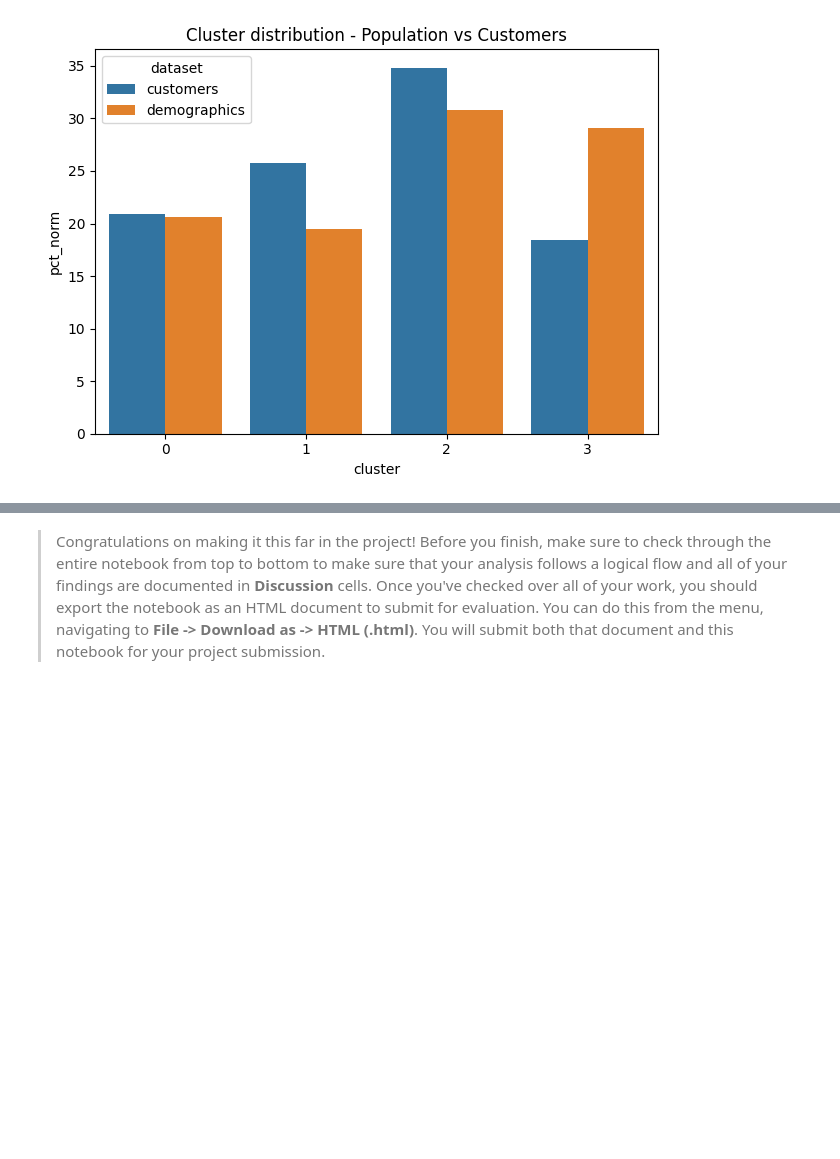
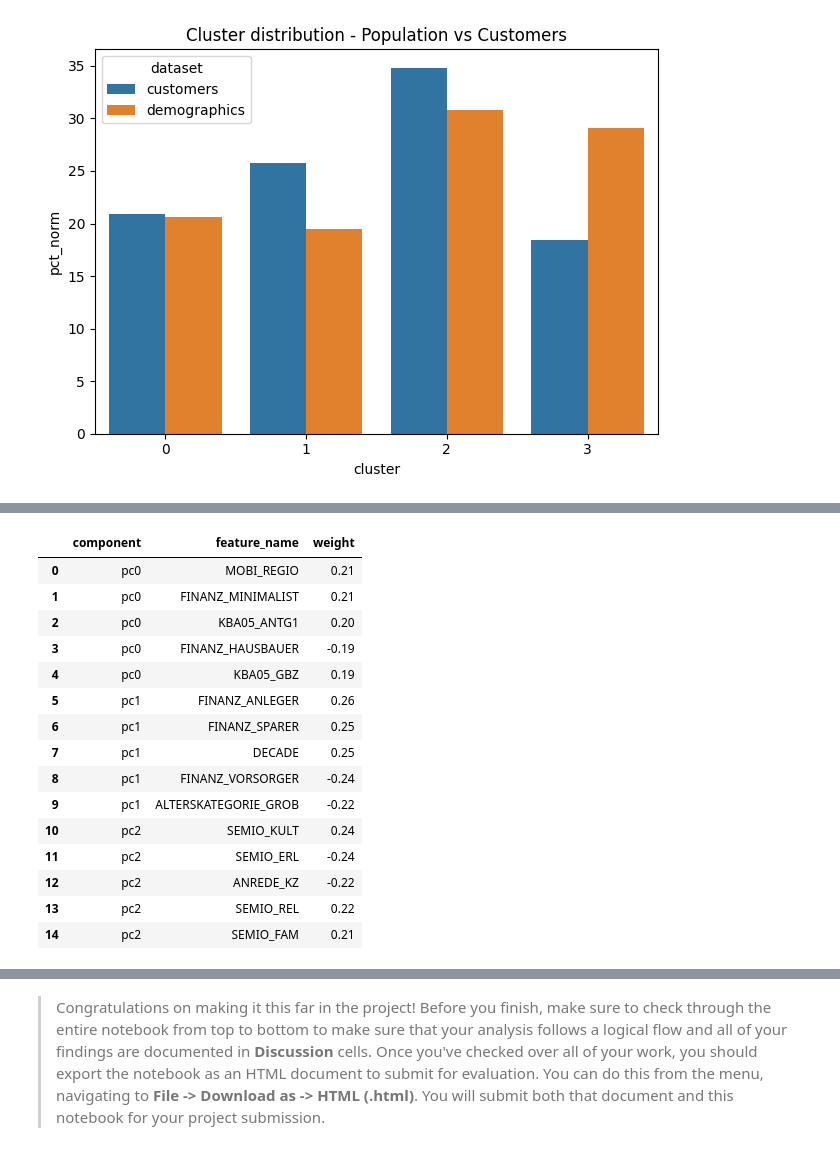
Before and after one commit to Diodak92/Intro-to-Machine-Learning-with-Pytorch, a Jupyter notebook: Identify_Customer_Segments/Identify_Customer_Segments.ipynb, the cells around one changed output, grey strips where cells are left out. Saved outputs shown, nothing was run; the diff lists cells and outputs as text; code cells hidden in the pictures; blank space fills up the shorter version.

```diff
--- a/Identify_Customer_Segments/Identify_Customer_Segments.ipynb
+++ b/Identify_Customer_Segments/Identify_Customer_Segments.ipynb
@@ -764,12 +764,18 @@ As a reminder, each principal component is a unit vector that points in the dire
 # HINT: Try defining a function here or in a new cell that you can reuse in the
 # other cells.
 def explain_pc(pca : PCA, n_component : int, explain_n_vals = 5):
-    s = pd.Series(index=pca.feature_names_in_, data=pca.components_[n_component])
-    s.sort_values(key=lambda x : abs(x), ascending=False, inplace=True)
+    df = pd.DataFrame(data=pca.components_[n_component],
+                      index=pca.feature_names_in_,
+                      columns=['weight'])
+    df.sort_values(by='weight', key=lambda x : abs(x), ascending=False, inplace=True)
+    df = df.iloc[0:explain_n_vals]
     # Round weights
-    s = s.apply(lambda x: round(x, 2))
-    s.rename(f'pc{n_component}', inplace=True)
-    return s.iloc[0:explain_n_vals]
+    df['weight'] = df['weight'].apply(lambda x: round(x, 2))
+    df['component']=f'pc{n_component}'
+    df.reset_index(inplace=True)
+    df.rename(columns={'index' : 'feature_name'}, inplace=True)
+    df = df[['component', 'feature_name', 'weight']]
+    return df
 # %%
 pc0 = explain_pc(pca_selected, 0)
 pc0
@@ -1218,0 +1197,23 @@ By analizing features selected and weights corresponding to assigned to each
+# %%
+# Get list of key principal components and coresponding feauters
+key_components = pd.concat([explain_pc(pca_selected, 0),
+                            explain_pc(pca_selected, 1),
+                            explain_pc(pca_selected, 2)], ignore_index=True)
+key_components#.to_csv('components_and_weights.csv', index=False)
+# %% [output]
+|  | component | feature_name | weight |
+| 0 | pc0 | MOBI_REGIO | 0.21 |
+| 1 | pc0 | FINANZ_MINIMALIST | 0.21 |
+| 2 | pc0 | KBA05_ANTG1 | 0.20 |
+| 3 | pc0 | FINANZ_HAUSBAUER | -0.19 |
+| 4 | pc0 | KBA05_GBZ | 0.19 |
+| 5 | pc1 | FINANZ_ANLEGER | 0.26 |
+| 6 | pc1 | FINANZ_SPARER | 0.25 |
+| 7 | pc1 | DECADE | 0.25 |
+| 8 | pc1 | FINANZ_VORSORGER | -0.24 |
+| 9 | pc1 | ALTERSKATEGORIE_GROB | -0.22 |
+| 10 | pc2 | SEMIO_KULT | 0.24 |
+| 11 | pc2 | SEMIO_ERL | -0.24 |
+| 12 | pc2 | ANREDE_KZ | -0.22 |
+| 13 | pc2 | SEMIO_REL | 0.22 |
+| 14 | pc2 | SEMIO_FAM | 0.21 |
```
Also changed, not shown: parts of 13 cells of this notebook.
